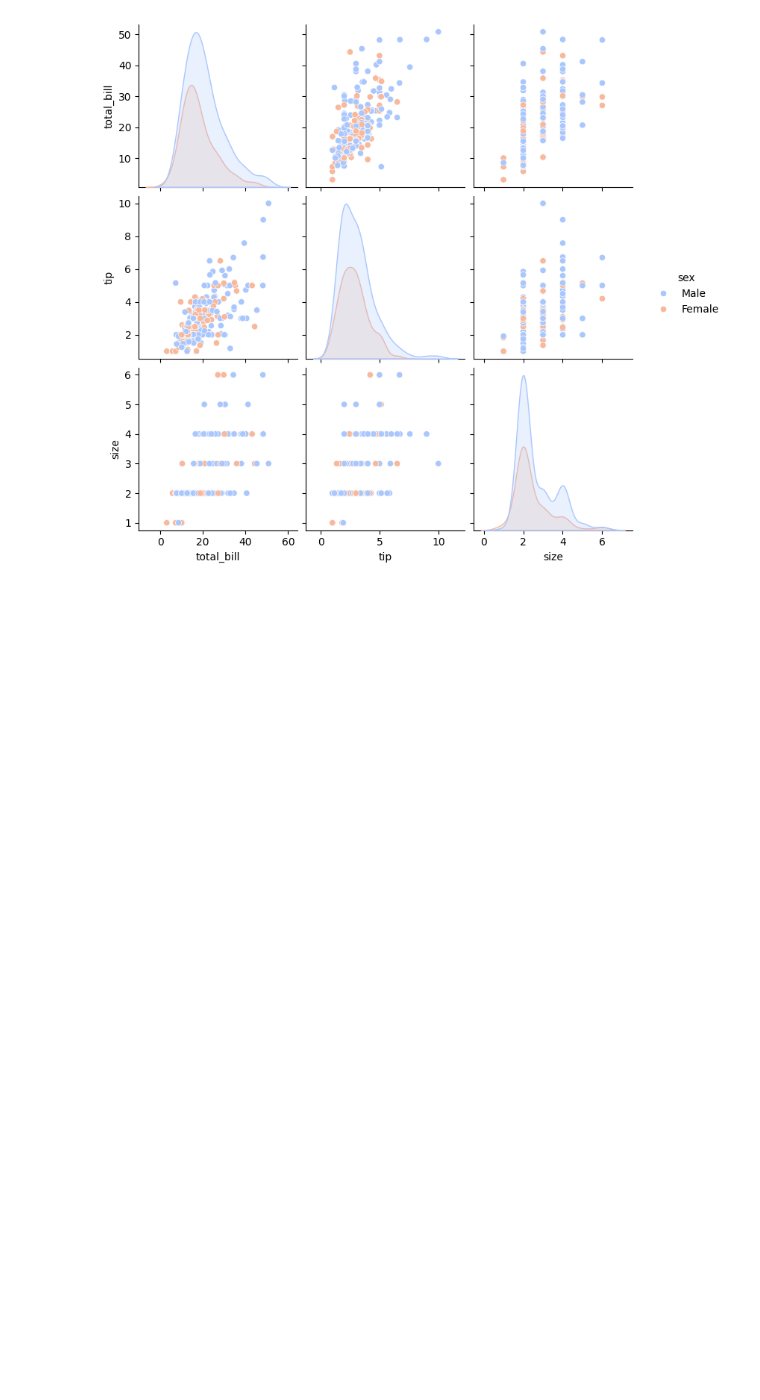
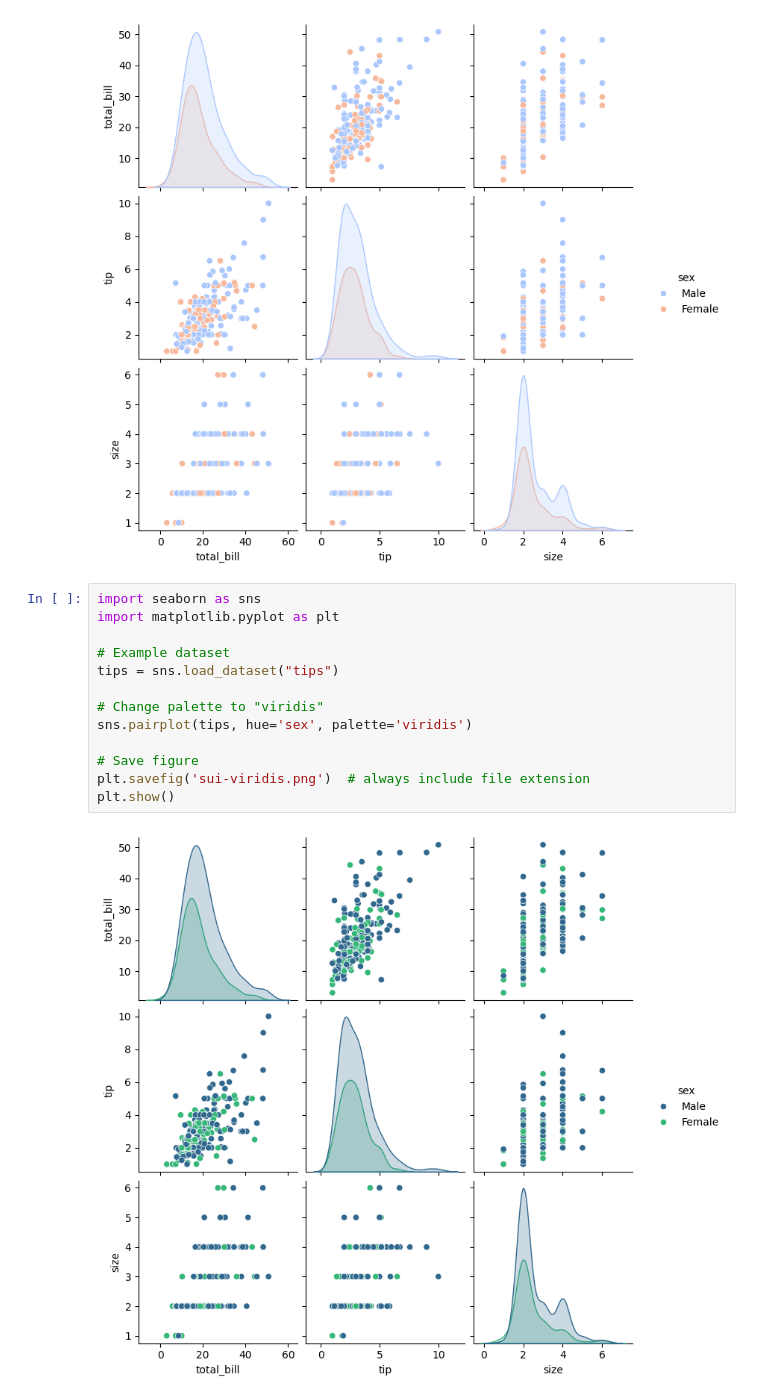
Before and after one commit to DannyCui-2016/Machine-Learning-Approach-Session, a Jupyter notebook: section 9/data visualization seaborn part 1.ipynb, the cells around one changed output. Saved outputs shown, nothing was run; the diff lists cells and outputs as text; blank space fills up the shorter version.

```diff
--- a/section 9/data visualization seaborn part 1.ipynb
+++ b/section 9/data visualization seaborn part 1.ipynb
@@ -86,3 +86,18 @@ import matplotlib.pyplot as plt
 plt.savefig('sui')
 # %% [output]
 [figure]
+# %%
+import seaborn as sns
+import matplotlib.pyplot as plt
+
+# Example dataset
+tips = sns.load_dataset("tips")
+
+# Change palette to "viridis"
+sns.pairplot(tips, hue='sex', palette='viridis')
+
+# Save figure
+plt.savefig('sui-viridis.png')  # always include file extension
+plt.show()
+# %% [output]
+[figure, added]
```
Also changed, not shown: parts of 2 cells of this notebook.
